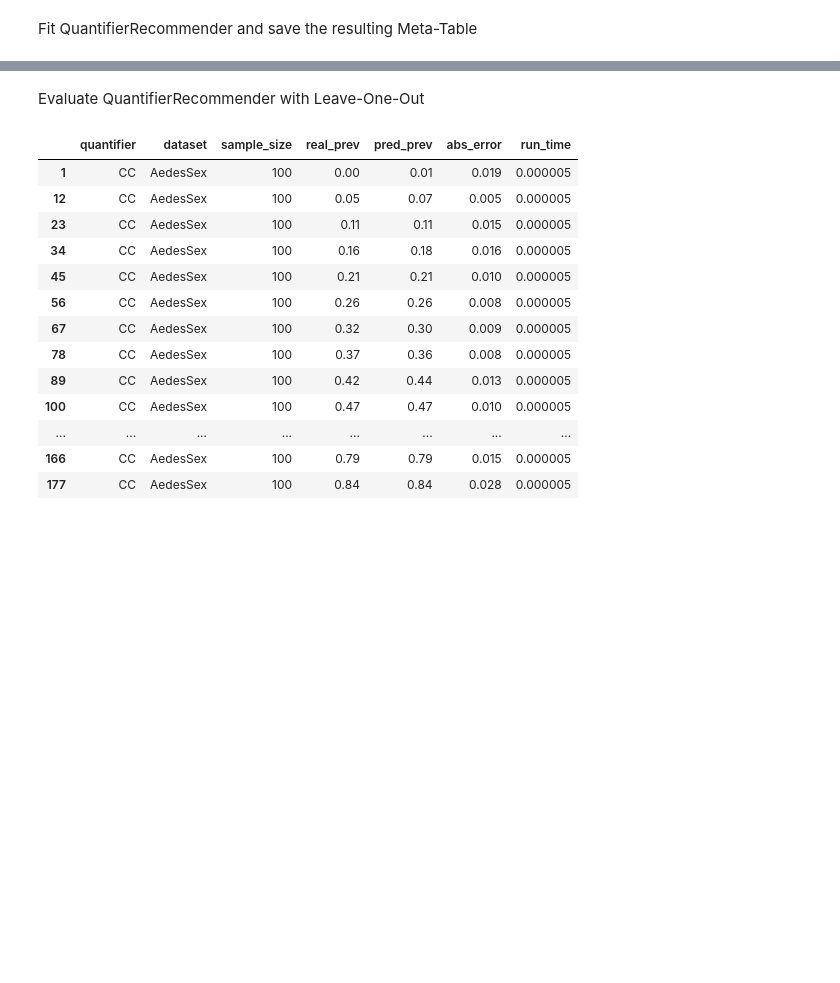
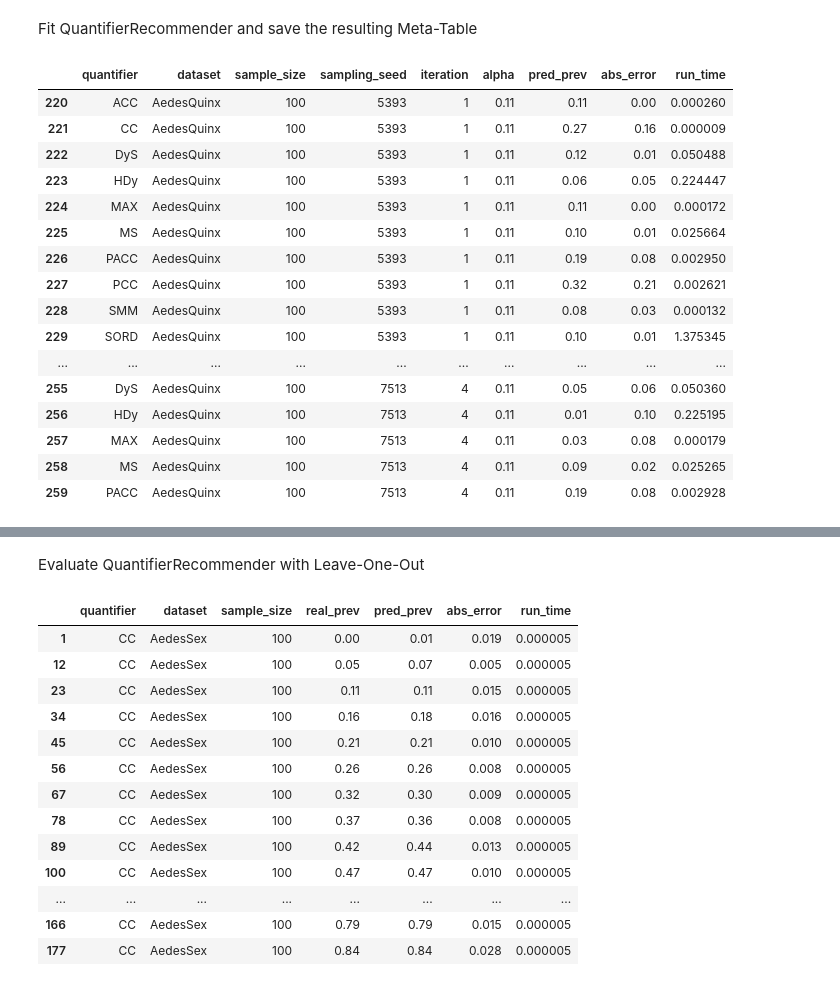
Before and after one commit to Bachega/quantifier_recommender, a Jupyter notebook: analysis.ipynb, the cells around one changed output, grey strips where cells are left out. Saved outputs shown, nothing was run; the diff lists cells and outputs as text; code cells hidden in the pictures; blank space fills up the shorter version.

Commit message:
Changed the method that the meta-table is constructed. Now, the sampling seed and the iteration of the APP is saved

```diff
--- a/analysis.ipynb
+++ b/analysis.ipynb
@@ -8,0 +9,22 @@ Fit QuantifierRecommender and save the resulting Meta-Table
+# %%
+eval_table = pd.read_csv('./eval_table.csv')
+rows = eval_table.loc[eval_table["alpha"] == 0.11]
+rows.head(40)
+# %% [output]
+|  | quantifier | dataset | sample_size | sampling_seed | iteration | alpha | pred_prev | abs_error | run_time |
+| 220 | ACC | AedesQuinx | 100 | 5393 | 1 | 0.11 | 0.11 | 0.00 | 0.000260 |
+| 221 | CC | AedesQuinx | 100 | 5393 | 1 | 0.11 | 0.27 | 0.16 | 0.000009 |
+| 222 | DyS | AedesQuinx | 100 | 5393 | 1 | 0.11 | 0.12 | 0.01 | 0.050488 |
+| 223 | HDy | AedesQuinx | 100 | 5393 | 1 | 0.11 | 0.06 | 0.05 | 0.224447 |
+| 224 | MAX | AedesQuinx | 100 | 5393 | 1 | 0.11 | 0.11 | 0.00 | 0.000172 |
+| 225 | MS | AedesQuinx | 100 | 5393 | 1 | 0.11 | 0.10 | 0.01 | 0.025664 |
+| 226 | PACC | AedesQuinx | 100 | 5393 | 1 | 0.11 | 0.19 | 0.08 | 0.002950 |
+| 227 | PCC | AedesQuinx | 100 | 5393 | 1 | 0.11 | 0.32 | 0.21 | 0.002621 |
+| 228 | SMM | AedesQuinx | 100 | 5393 | 1 | 0.11 | 0.08 | 0.03 | 0.000132 |
+| 229 | SORD | AedesQuinx | 100 | 5393 | 1 | 0.11 | 0.10 | 0.01 | 1.375345 |
+| ... | ... | ... | ... | ... | ... | ... | ... | ... | ... |
+| 255 | DyS | AedesQuinx | 100 | 7513 | 4 | 0.11 | 0.05 | 0.06 | 0.050360 |
+| 256 | HDy | AedesQuinx | 100 | 7513 | 4 | 0.11 | 0.01 | 0.10 | 0.225195 |
+| 257 | MAX | AedesQuinx | 100 | 7513 | 4 | 0.11 | 0.03 | 0.08 | 0.000179 |
+| 258 | MS | AedesQuinx | 100 | 7513 | 4 | 0.11 | 0.09 | 0.02 | 0.025265 |
+| 259 | PACC | AedesQuinx | 100 | 7513 | 4 | 0.11 | 0.19 | 0.08 | 0.002928 |
```
Also changed, not shown: parts of 12 cells of this notebook, 8 other files.
